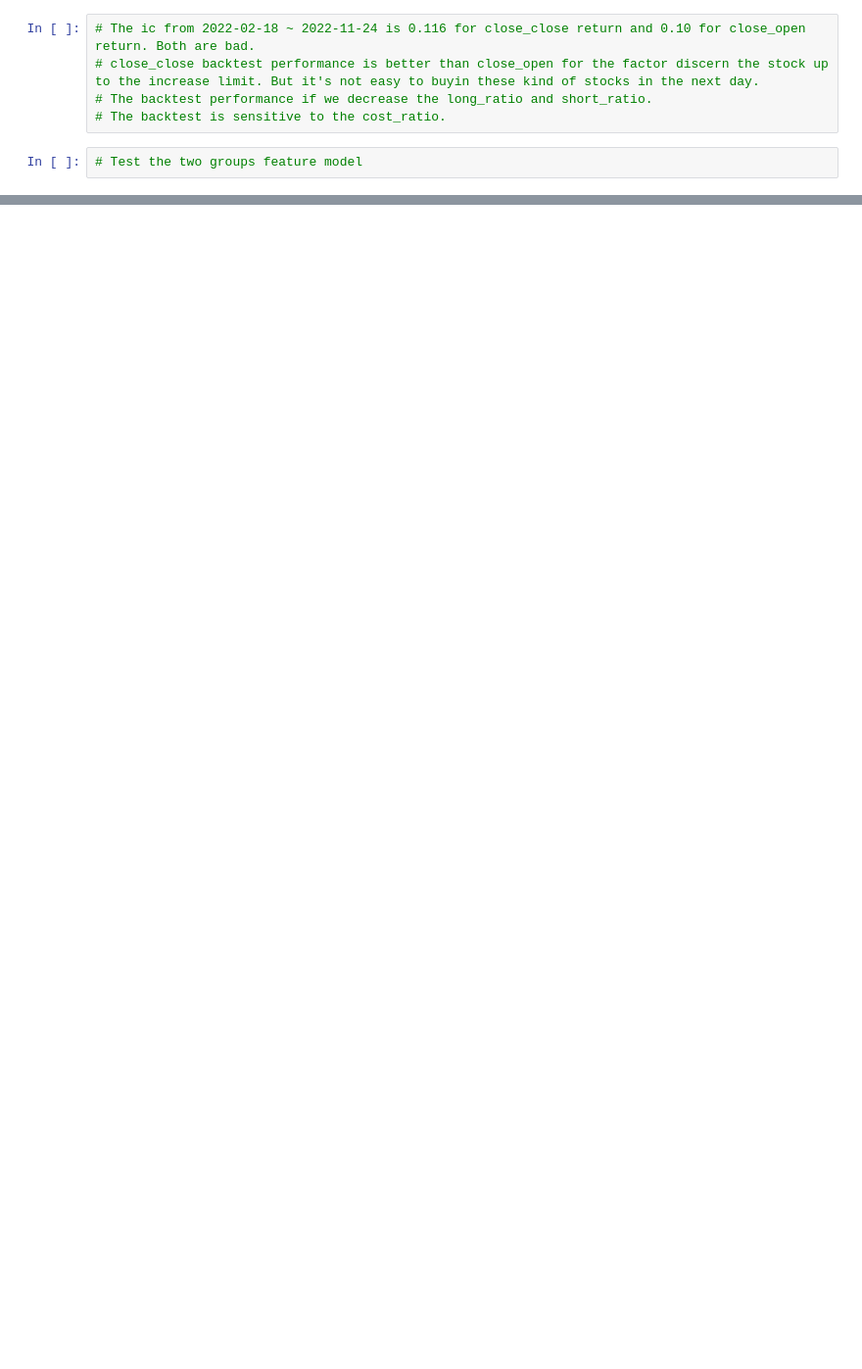
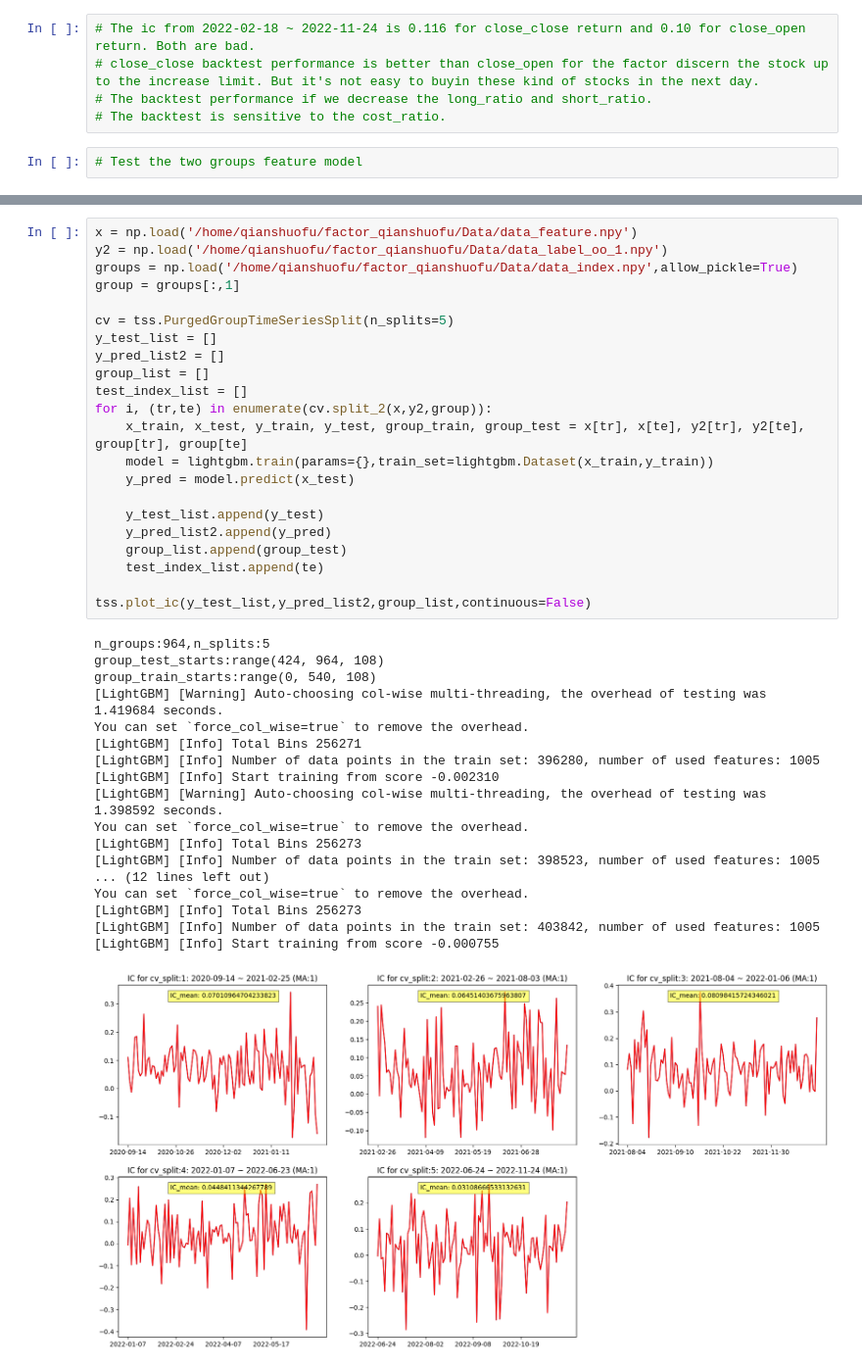
Before and after one commit to shuofu-qian/Yansheng_factor, a Jupyter notebook: 12_feature_lightgbm_2.ipynb, the cells around one changed output, grey strips where cells are left out. Shown at 98% size. Saved outputs shown, nothing was run; the diff lists cells and outputs as text; blank space fills up the shorter version.

```diff
--- a/12_feature_lightgbm_2.ipynb
+++ b/12_feature_lightgbm_2.ipynb
@@ -140,0 +133,41 @@ You can set `force_col_wise=true` to remove the overhead.
+# %%
+x = np.load('/home/qianshuofu/factor_qianshuofu/Data/data_feature.npy')
+y2 = np.load('/home/qianshuofu/factor_qianshuofu/Data/data_label_oo_1.npy')
+groups = np.load('/home/qianshuofu/factor_qianshuofu/Data/data_index.npy',allow_pickle=True)
+group = groups[:,1]
+
+cv = tss.PurgedGroupTimeSeriesSplit(n_splits=5)
+y_test_list = []
+y_pred_list2 = []
+group_list = []
+test_index_list = []
+for i, (tr,te) in enumerate(cv.split_2(x,y2,group)):
+    x_train, x_test, y_train, y_test, group_train, group_test = x[tr], x[te], y2[tr], y2[te], group[tr], group[te]
+    model = lightgbm.train(params={},train_set=lightgbm.Dataset(x_train,y_train))
+    y_pred = model.predict(x_test)
+
+    y_test_list.append(y_test)
+    y_pred_list2.append(y_pred)
+    group_list.append(group_test)
+    test_index_list.append(te)
+
+tss.plot_ic(y_test_list,y_pred_list2,group_list,continuous=False)
+# %% [output]
+n_groups:964,n_splits:5
+group_test_starts:range(424, 964, 108)
+group_train_starts:range(0, 540, 108)
+[LightGBM] [Warning] Auto-choosing col-wise multi-threading, the overhead of testing was 1.419684 seconds.
+You can set `force_col_wise=true` to remove the overhead.
+[LightGBM] [Info] Total Bins 256271
+[LightGBM] [Info] Number of data points in the train set: 396280, number of used features: 1005
+[LightGBM] [Info] Start training from score -0.002310
+[LightGBM] [Warning] Auto-choosing col-wise multi-threading, the overhead of testing was 1.398592 seconds.
+You can set `force_col_wise=true` to remove the overhead.
+[LightGBM] [Info] Total Bins 256273
+[LightGBM] [Info] Number of data points in the train set: 398523, number of used features: 1005
+... (12 lines left out)
+You can set `force_col_wise=true` to remove the overhead.
+[LightGBM] [Info] Total Bins 256273
+[LightGBM] [Info] Number of data points in the train set: 403842, number of used features: 1005
+[LightGBM] [Info] Start training from score -0.000755
+[figure, added]
```
Also changed, not shown: parts of 24 cells of this notebook, 4 other files.
